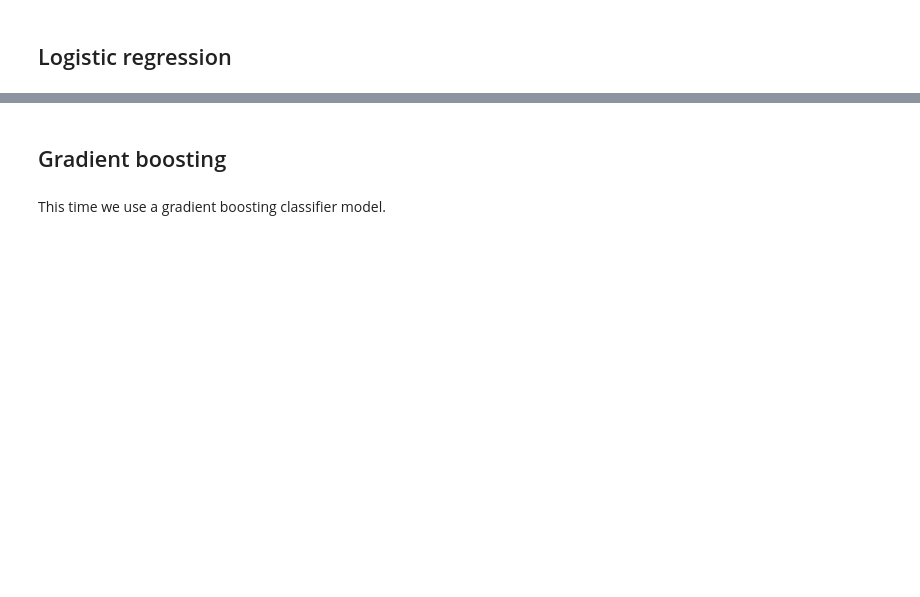
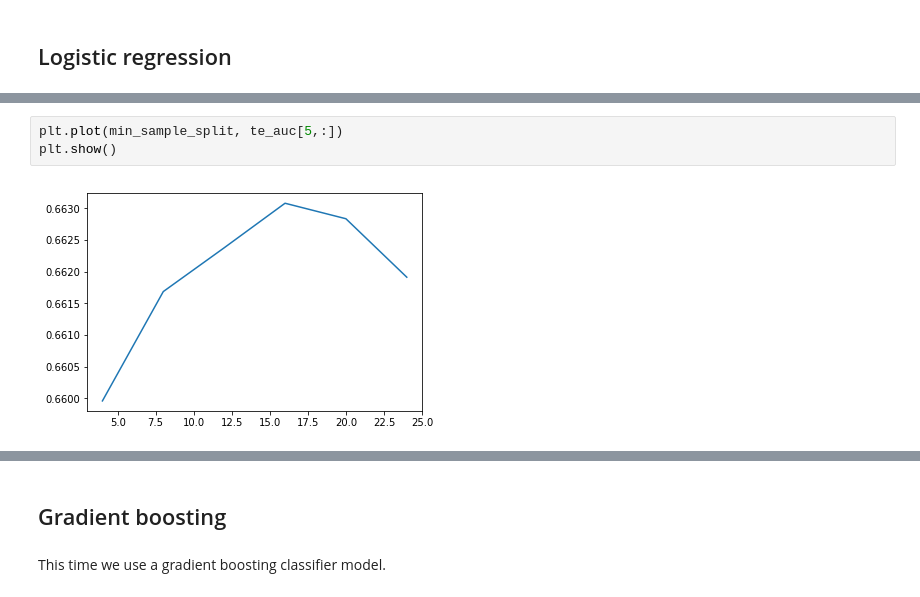
Before and after one commit to AllenInWood/diabetes_readmission_prediction, a Jupyter notebook: dataset_diabetes/Project Report.ipynb, the cells around one changed output, grey strips where cells are left out. Saved outputs shown, nothing was run; the diff lists cells and outputs as text; blank space fills up the shorter version.

```diff
--- a/dataset_diabetes/Project Report.ipynb
+++ b/dataset_diabetes/Project Report.ipynb
@@ -333,0 +352,5 @@ Testing result:
+# %%
+plt.plot(min_sample_split, te_auc[5,:])
+plt.show()
+# %% [output]
+[figure, added]
```
Also changed, not shown: parts of 25 cells of this notebook, 1 other file.
